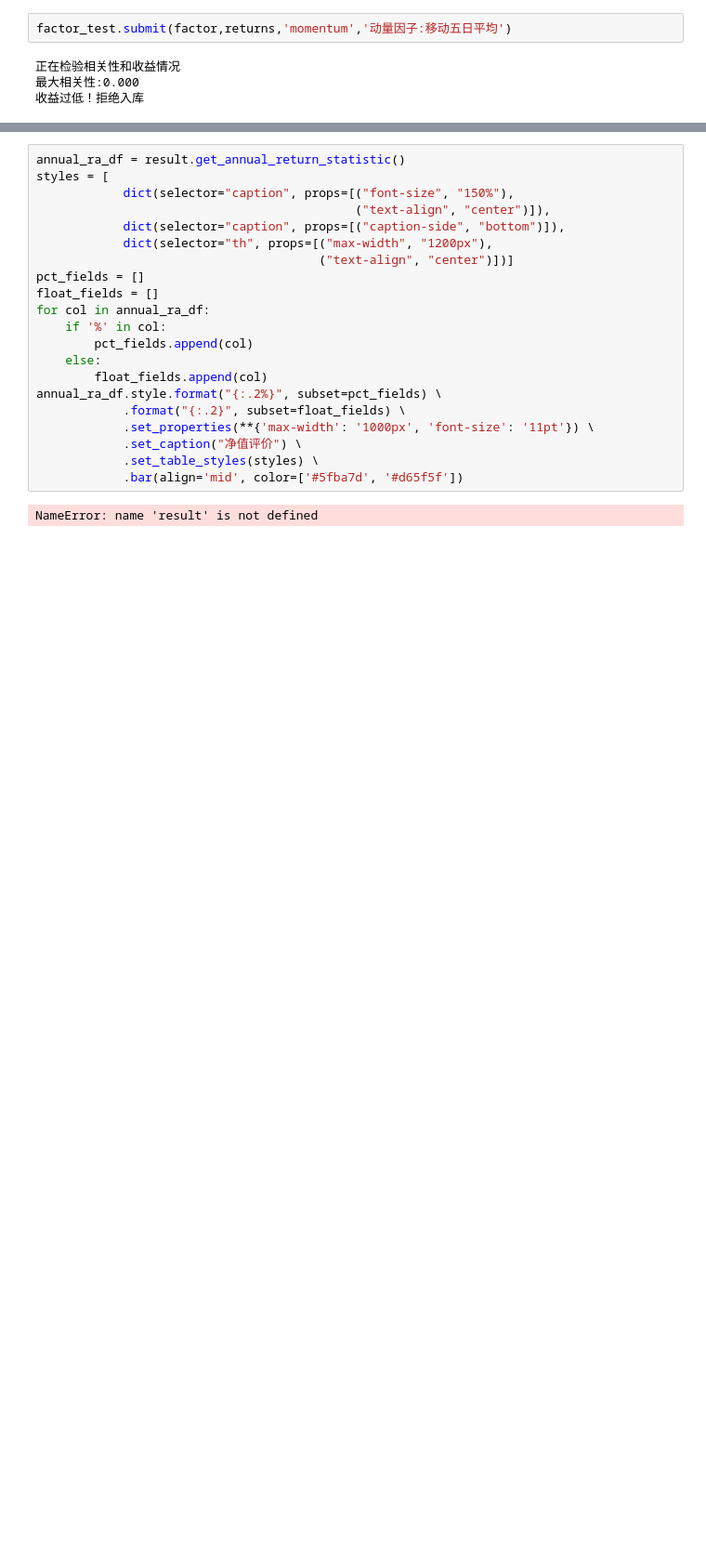
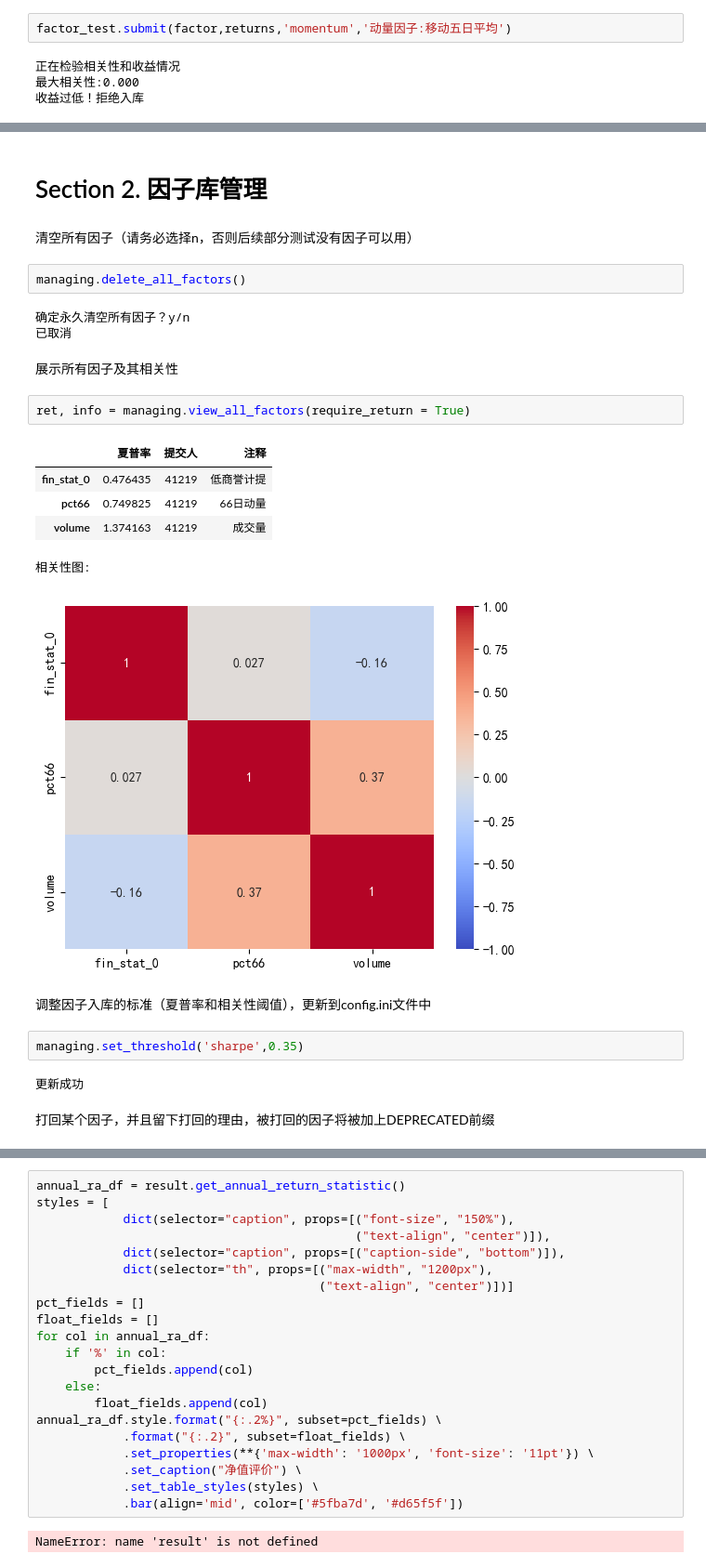
Before and after one commit to enter-a-name/-, a Jupyter notebook: test.ipynb, the cells around one changed output, grey strips where cells are left out. Shown at 93% size. Cells and saved outputs as stored; diff of their text form; blank space fills up the shorter version.

```diff
--- a/test.ipynb
+++ b/test.ipynb
@@ -118,0 +138,28 @@ RankIC均值0.0070，RankIC标准差0.0946，IC均值0.0061，IC标准差0.0711
+# %% [markdown]
+# Section 2. 因子库管理
+# %% [markdown]
+清空所有因子（请务必选择n，否则后续部分测试没有因子可以用）
+# %%
+managing.delete_all_factors()
+# %% [output]
+确定永久清空所有因子？y/n
+已取消
+# %% [markdown]
+展示所有因子及其相关性
+# %%
+ret, info = managing.view_all_factors(require_return = True)
+# %% [output]
+|  | 夏普率 | 提交人 | 注释 |
+| fin_stat_0 | 0.476435 | 41219 | 低商誉计提 |
+| pct66 | 0.749825 | 41219 | 66日动量 |
+| volume | 1.374163 | 41219 | 成交量 |
+相关性图:
+[figure, added]
+# %% [markdown]
+调整因子入库的标准（夏普率和相关性阈值），更新到config.ini文件中
+# %%
+managing.set_threshold('sharpe',0.35)
+# %% [output]
+更新成功
+# %% [markdown]
+打回某个因子，并且留下打回的理由，被打回的因子将被加上DEPRECATED前缀
```
Also changed, not shown: parts of 41 cells of this notebook.
